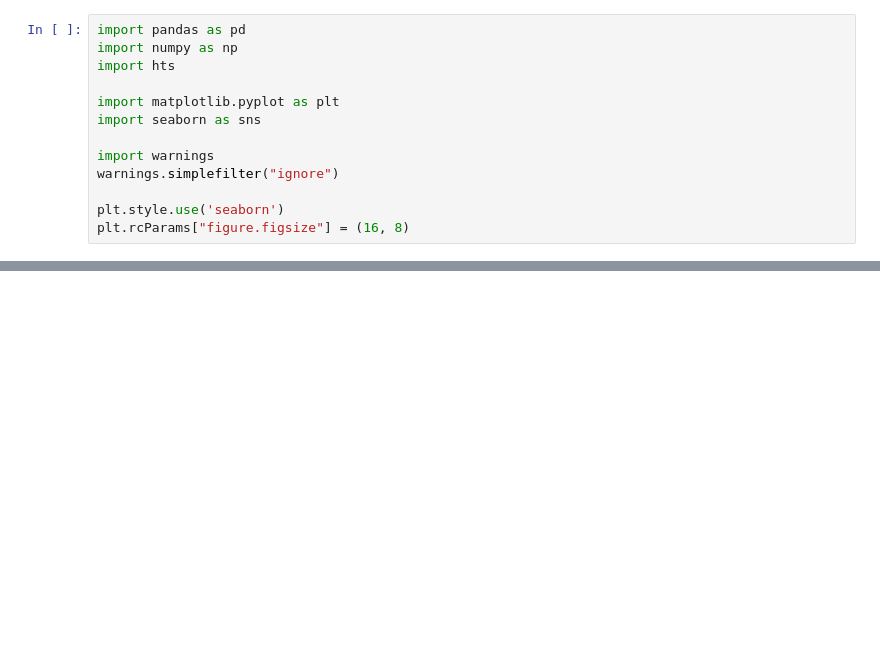
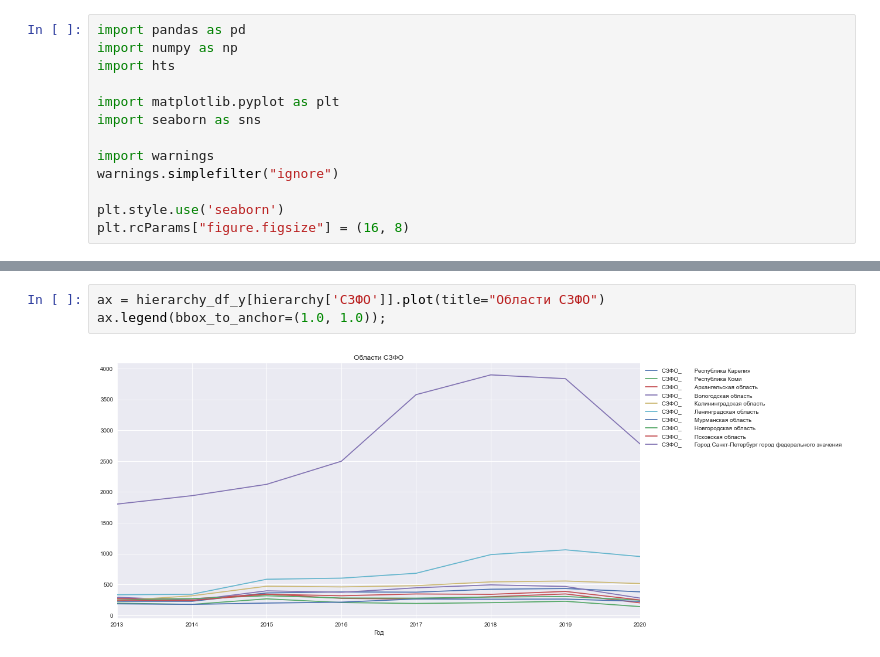
Before and after one commit to JuliaKil/tourism-hts, a Jupyter notebook: tourism.ipynb, the cells around one changed output, grey strips where cells are left out. Drawn from its saved outputs; the diff is of its cells as text; blank space fills up the shorter version.

```diff
--- a/tourism.ipynb
+++ b/tourism.ipynb
@@ -246,0 +131,5 @@ MAE: 232.62
+# %%
+ax = hierarchy_df_y[hierarchy['СЗФО']].plot(title="Области CЗФО")
+ax.legend(bbox_to_anchor=(1.0, 1.0));
+# %% [output]
+[figure, added]
```
Also changed, not shown: parts of 74 cells of this notebook, 1 other file.
